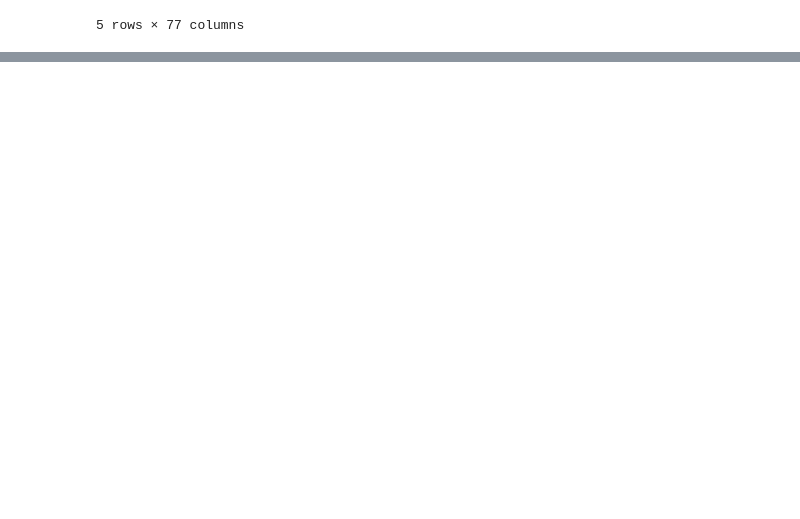
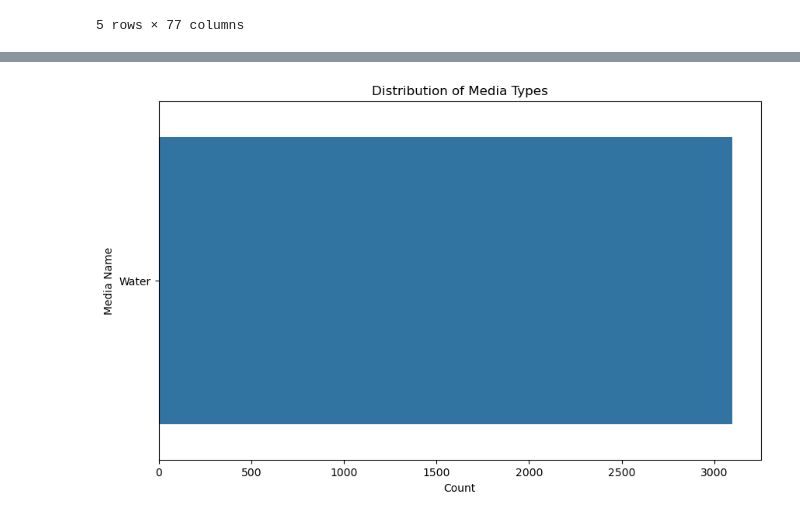
Before and after one commit to vishalival/eneres131-final-proj, a Jupyter notebook: core_prediction_question.ipynb, the cells around one changed output, grey strips where cells are left out. Saved outputs shown, nothing was run; the diff lists cells and outputs as text; code cells hidden in the pictures; blank space fills up the shorter version.

```diff
--- a/core_prediction_question.ipynb
+++ b/core_prediction_question.ipynb
@@ -41,0 +144,9 @@ activity_df.head()
+# %%
+plt.figure(figsize=(10, 6))
+sns.countplot(data=activity_df, y='ActivityMediaName', order=activity_df['ActivityMediaName'].value_counts().index)
+plt.title("Distribution of Media Types")
+plt.xlabel("Count")
+plt.ylabel("Media Name")
+plt.show()
+# %% [output]
+[figure, added]
```
Also changed, not shown: parts of 16 cells of this notebook, 9 other files.
